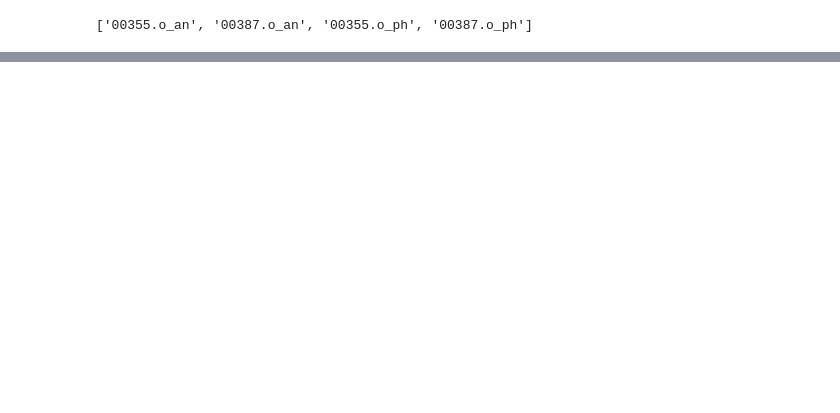
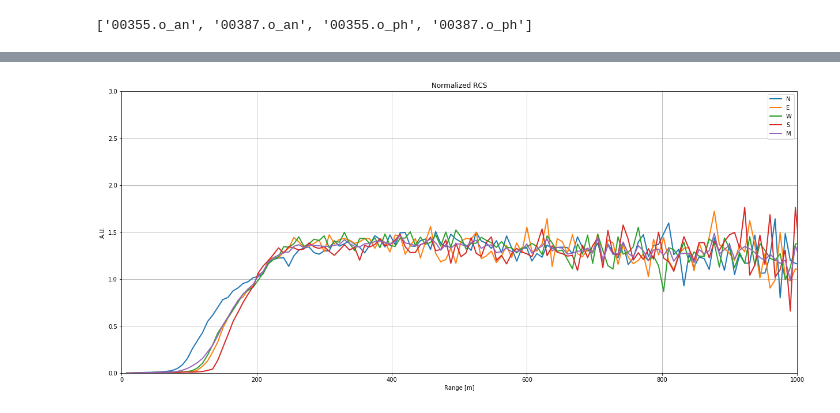
Before and after one commit to lukailicbgd/QA, a Jupyter notebook: Telecover.ipynb, the cells around one changed output, grey strips where cells are left out. Cells and saved outputs as stored; diff of their text form; code cells hidden in the pictures; blank space fills up the shorter version.

```diff
--- a/Telecover.ipynb
+++ b/Telecover.ipynb
@@ -109,15 +134,19 @@ Wn = Wrc / np.mean(Wrc[r1:r2])
 Nn = Nrc / np.mean(Nrc[r1:r2])
 Mn = ( Nn + En + Sn + Wn ) / 4.0
 
-plt.figure(figsize=(8,6))
-plt.plot(z,Nn, linewidth=2, label = 'N')
-plt.plot(z,En, linewidth=2, label = 'E')
-plt.plot(z,Wn, linewidth=2, label = 'W')
-plt.plot(z,Sn, linewidth=2, label = 'S')
-plt.plot(z,Mn, linewidth=2, label = 'M')
+plt.figure(figsize=(21,9))
+plt.plot(z[ll:ul],Nn[ll:ul], linewidth=2, label = 'N')
+plt.plot(z[ll:ul],En[ll:ul], linewidth=2, label = 'E')
+plt.plot(z[ll:ul],Wn[ll:ul], linewidth=2, label = 'W')
+plt.plot(z[ll:ul],Sn[ll:ul], linewidth=2, label = 'S')
+plt.plot(z[ll:ul],Mn[ll:ul], linewidth=2, label = 'M')
 plt.grid()
 plt.legend(loc='upper right')
 plt.title('Normalized RCS')
 plt.xlabel('Range [m]')
+plt.ylabel('A.U.')
+plt.xlim(0,1000)
+plt.ylim(0,3)
+#plt.ylim(0,0.0005)
 plt.show()
 # %% [output]
@@ -126,3 +153,4 @@ plt.show()
+[figure, added]
 # %%
 NDev = (Nn - Mn) / Mn
 EDev = (En - Mn) / Mn
```
Also changed, not shown: parts of 10 cells of this notebook, 2 other files.
